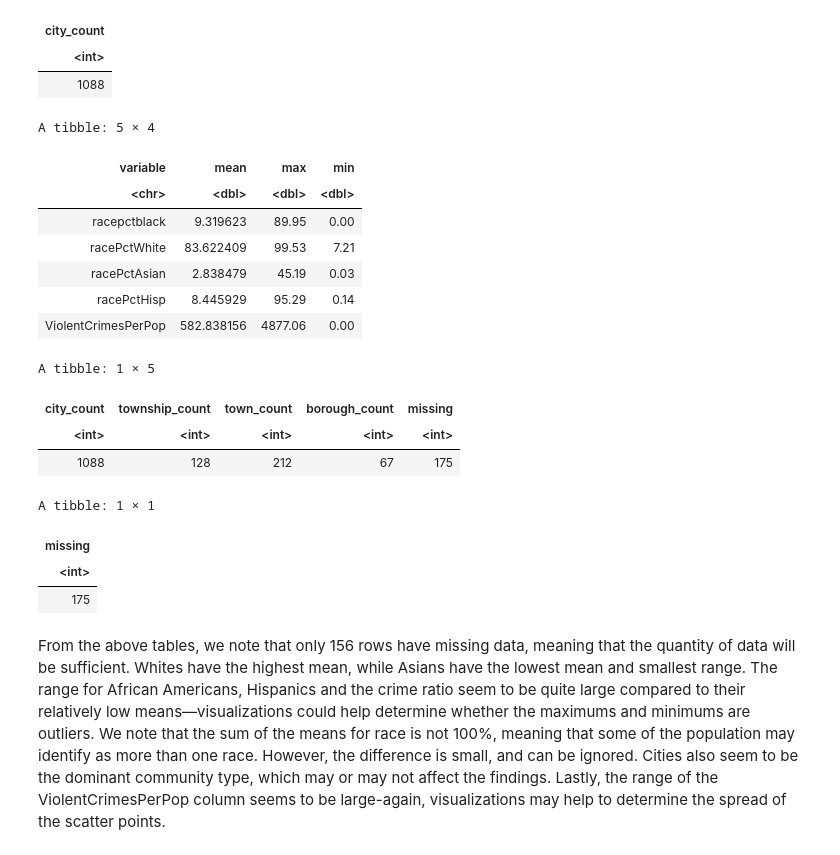
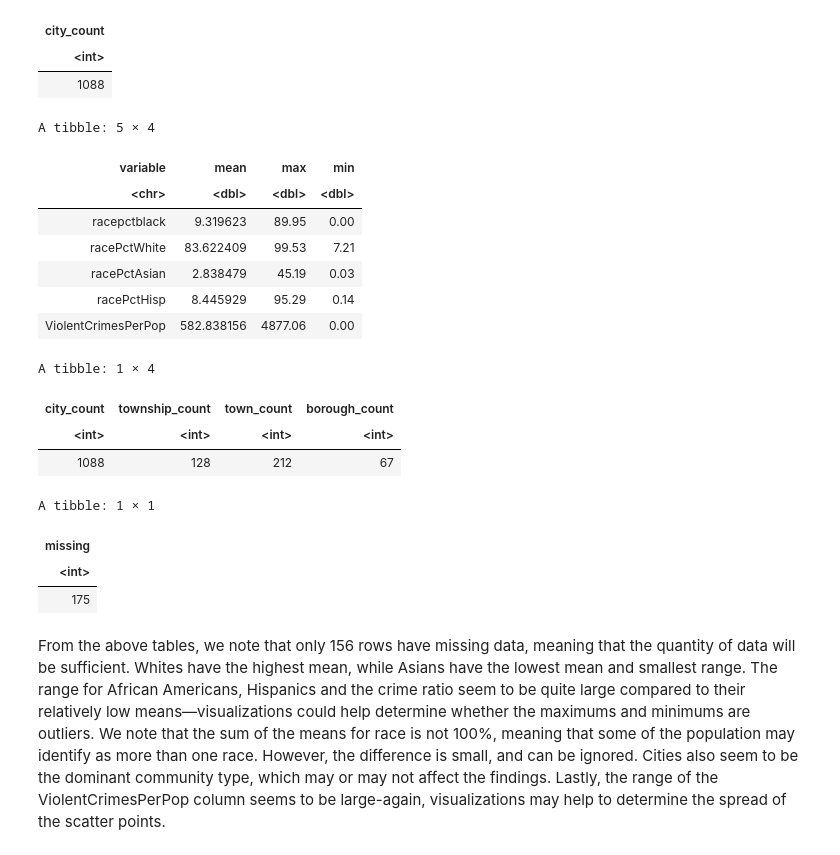
Before and after one commit to JeffreyJPZ/DSCI-100-Group_55-Project, a Jupyter notebook: Group_55-Project.ipynb, the cells around one changed output. Saved outputs shown, nothing was run; the diff lists cells and outputs as text; code cells hidden in the pictures.

```diff
--- a/Group_55-Project.ipynb
+++ b/Group_55-Project.ipynb
@@ -385,35 +318,35 @@ A tibble: 1 × 1
 # %%
 crime_summary_1 <- tibble(variable_mean, variable_max, variable_min) |>
                 pivot_longer(cols = everything(),
                              names_to = "metric",
                              values_to = "value") |>
                 separate(col = metric,
                          into = c("variable", "metric"),
                          sep = "__") |>
                 pivot_wider(names_from = metric,
                             values_from = value)
 
 
 crime_summary_1
 
-crime_summary_2 <- tibble(city_count, township_count, town_count, borough_count, missing_values)
+crime_summary_2 <- tibble(city_count, township_count, town_count, borough_count)
 
 crime_summary_2
 
 missing_values
 # %% [output]
 A tibble: 5 × 4
 | variable | mean | max | min |
 | <chr> | <dbl> | <dbl> | <dbl> |
 | racepctblack | 9.319623 | 89.95 | 0.00 |
 | racePctWhite | 83.622409 | 99.53 | 7.21 |
 | racePctAsian | 2.838479 | 45.19 | 0.03 |
 | racePctHisp | 8.445929 | 95.29 | 0.14 |
 | ViolentCrimesPerPop | 582.838156 | 4877.06 | 0.00 |
-A tibble: 1 × 5
+A tibble: 1 × 4
-| city_count | township_count | town_count | borough_count | missing |
-| <int> | <int> | <int> | <int> | <int> |
-| 1088 | 128 | 212 | 67 | 175 |
+| city_count | township_count | town_count | borough_count |
+| <int> | <int> | <int> | <int> |
+| 1088 | 128 | 212 | 67 |
 A tibble: 1 × 1
 | missing |
 | <int> |
```
Also changed, not shown: parts of 5 cells of this notebook.
